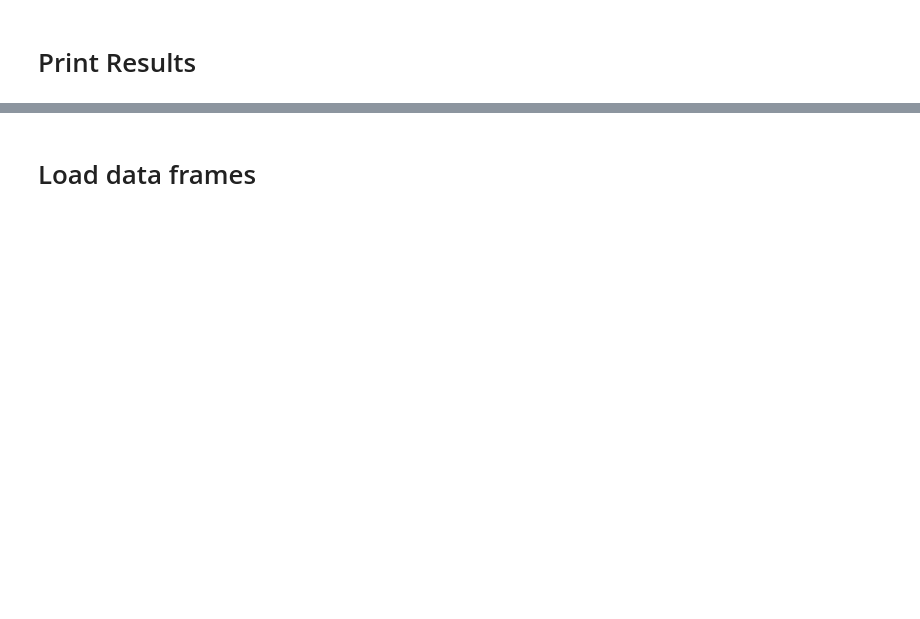
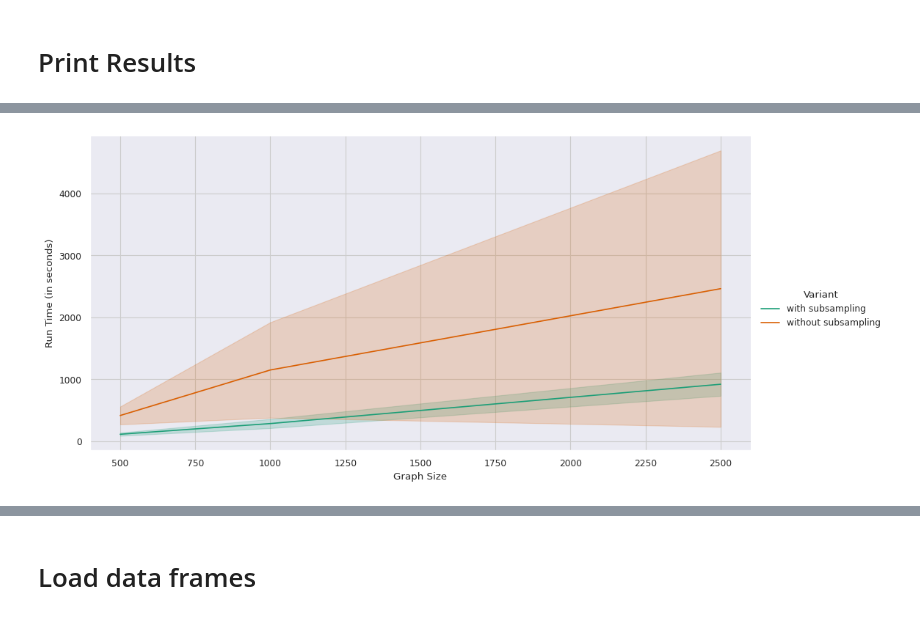
Before and after one commit to HydrofinLoewenherz/embedding-eval-framework, a Jupyter notebook: notebooks/main.ipynb, the cells around one changed output, grey strips where cells are left out. Saved outputs shown, nothing was run; the diff lists cells and outputs as text; code cells hidden in the pictures; blank space fills up the shorter version.

```diff
--- a/notebooks/main.ipynb
+++ b/notebooks/main.ipynb
@@ -120,17 +147,19 @@ sns.relplot(
 # %%
 # run time per graph and epoch graph size (line with std)
 g = sns.relplot(
     data=df_result, kind="line",
-    hue="type",
+    hue="note",
     x="graph_size",
     y="run_time",
     errorbar="sd",
-    palette="Spectral",
+    palette="Dark2",
     aspect=2,
 )
 g.set_axis_labels("Graph Size", "Run Time (in seconds)")
 g._legend.set_title("Variant")
-plt.savefig('run_time.pdf')
+g.figure.savefig("./out/run_time.pdf")
+# %% [output]
+[figure, added]
 # %%
 # score
 g = sns.relplot(
```
Also changed, not shown: parts of 13 cells of this notebook, 17 other files.
